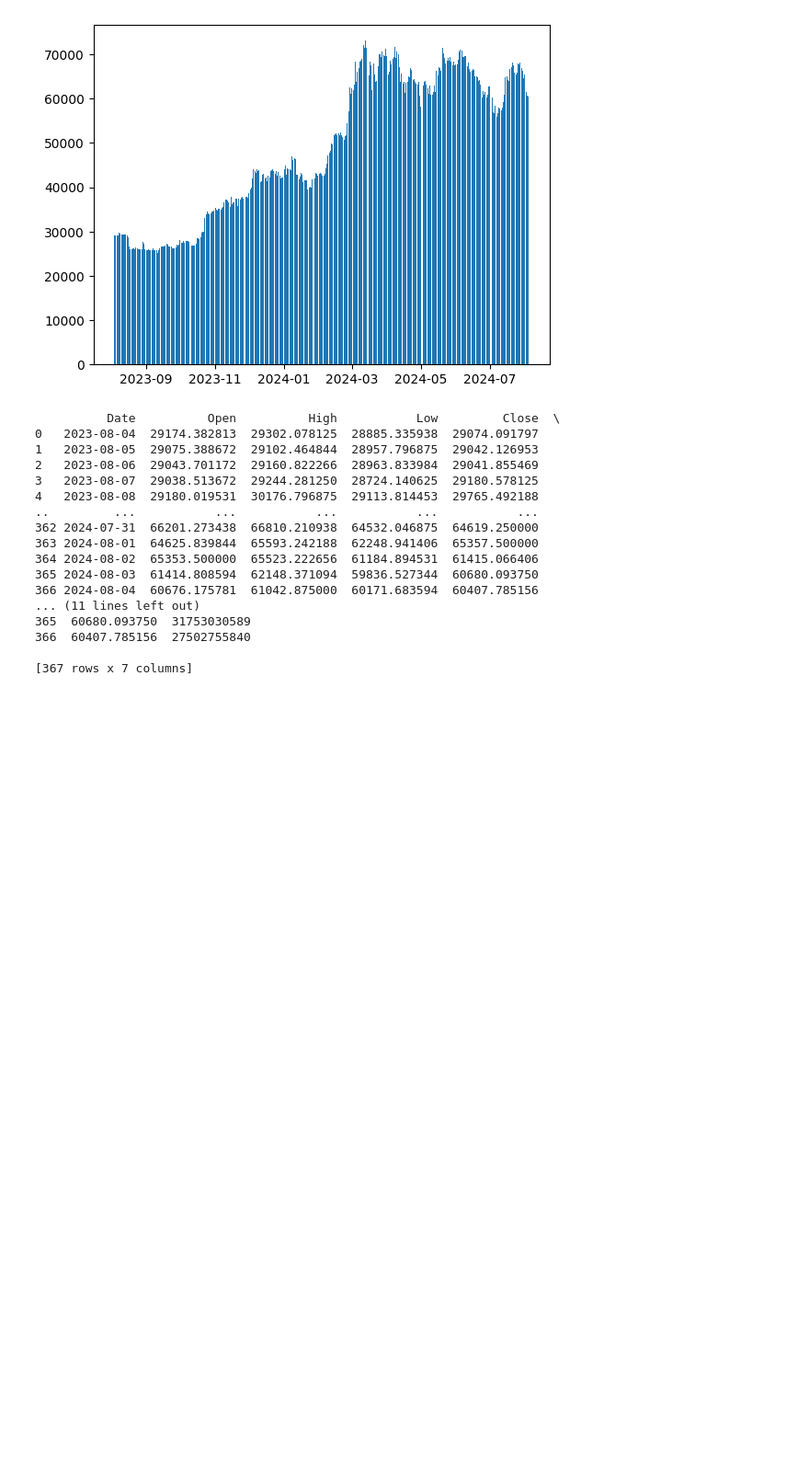
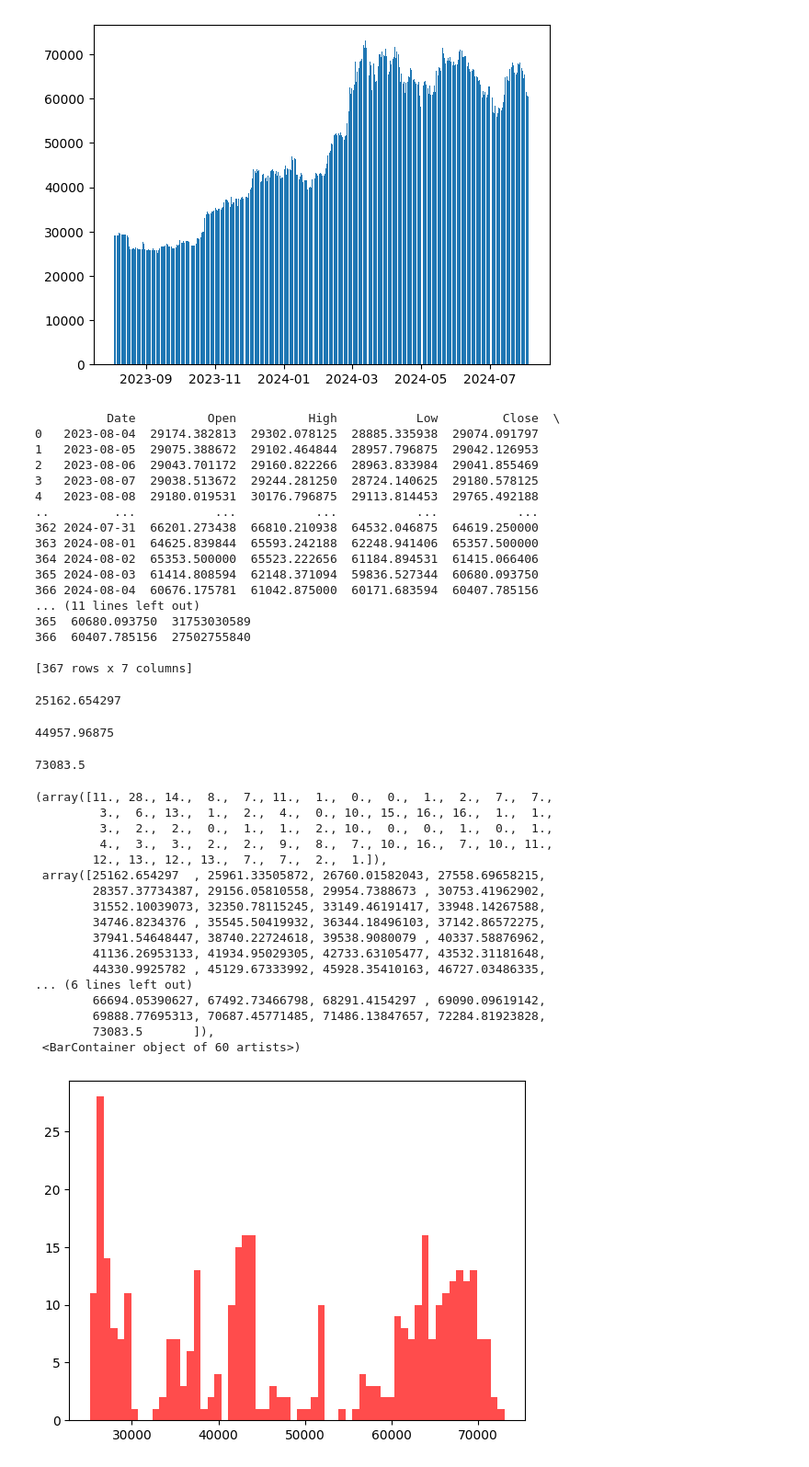
Before and after one commit to Mahdi-Miri/WorkOnData, a Jupyter notebook: WorkOnData.ipynb, the cells around one changed output. Shown at 92% size. Drawn from its saved outputs; the diff is of its cells as text; code cells hidden in the pictures; blank space fills up the shorter version.

```diff
--- a/WorkOnData.ipynb
+++ b/WorkOnData.ipynb
@@ -176,0 +179,33 @@ print(high_price)
+# %%
+market_df['Adj Close'].min()
+# %% [output]
+25162.654297
+# %%
+market_df['Adj Close'].median()
+# %% [output]
+44957.96875
+# %%
+market_df['Adj Close'].max()
+# %% [output]
+73083.5
+# %%
+ plt.hist(market_df['Close'],bins=60,alpha = 0.7 , color='red', label='Price')
+# %% [output]
+(array([11., 28., 14.,  8.,  7., 11.,  1.,  0.,  0.,  1.,  2.,  7.,  7.,
+         3.,  6., 13.,  1.,  2.,  4.,  0., 10., 15., 16., 16.,  1.,  1.,
+         3.,  2.,  2.,  0.,  1.,  1.,  2., 10.,  0.,  0.,  1.,  0.,  1.,
+         4.,  3.,  3.,  2.,  2.,  9.,  8.,  7., 10., 16.,  7., 10., 11.,
+        12., 13., 12., 13.,  7.,  7.,  2.,  1.]),
+ array([25162.654297  , 25961.33505872, 26760.01582043, 27558.69658215,
+        28357.37734387, 29156.05810558, 29954.7388673 , 30753.41962902,
+        31552.10039073, 32350.78115245, 33149.46191417, 33948.14267588,
+        34746.8234376 , 35545.50419932, 36344.18496103, 37142.86572275,
+        37941.54648447, 38740.22724618, 39538.9080079 , 40337.58876962,
+        41136.26953133, 41934.95029305, 42733.63105477, 43532.31181648,
+        44330.9925782 , 45129.67333992, 45928.35410163, 46727.03486335,
+... (6 lines left out)
+        66694.05390627, 67492.73466798, 68291.4154297 , 69090.09619142,
+        69888.77695313, 70687.45771485, 71486.13847657, 72284.81923828,
+        73083.5       ]),
+ <BarContainer object of 60 artists>)
+[figure, added]
```
Also changed, not shown: parts of 2 cells of this notebook.
